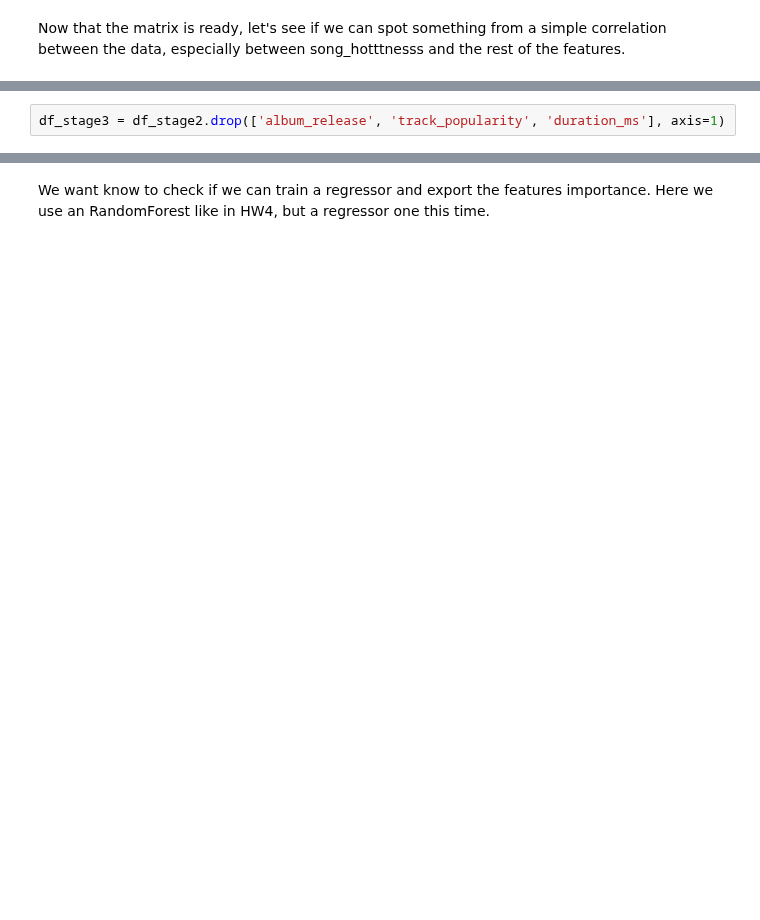
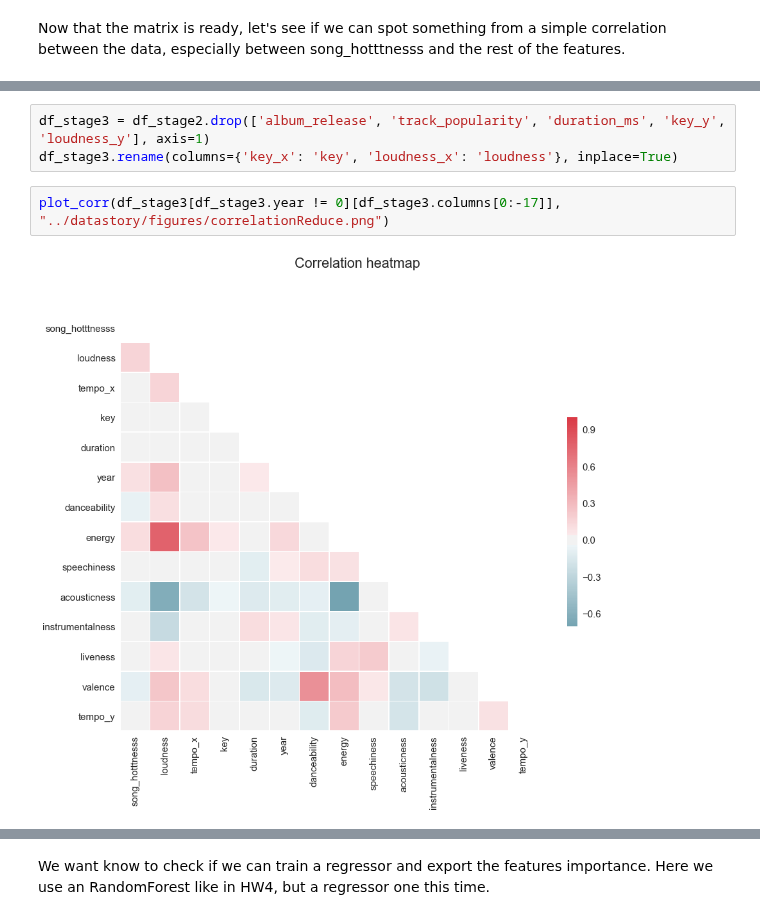
Before and after one commit to AWehenkel/ADA-2017, a Jupyter notebook: FinalProject/split notebooks/Feature Analysis.ipynb, the cells around one changed output, grey strips where cells are left out. Drawn from its saved outputs; the diff is of its cells as text; blank space fills up the shorter version.

```diff
--- a/FinalProject/split notebooks/Feature Analysis.ipynb
+++ b/FinalProject/split notebooks/Feature Analysis.ipynb
@@ -146,2 +152,7 @@ Let's drop the useless column again
 # %%
-df_stage3 = df_stage2.drop(['album_release', 'track_popularity', 'duration_ms'], axis=1)
+df_stage3 = df_stage2.drop(['album_release', 'track_popularity', 'duration_ms', 'key_y', 'loudness_y'], axis=1)
+df_stage3.rename(columns={'key_x': 'key', 'loudness_x': 'loudness'}, inplace=True)
+# %%
+plot_corr(df_stage3[df_stage3.year != 0][df_stage3.columns[0:-17]], "../datastory/figures/correlationReduce.png")
+# %% [output]
+[figure, added]
```
Also changed, not shown: parts of 24 cells of this notebook, 9 other files.
